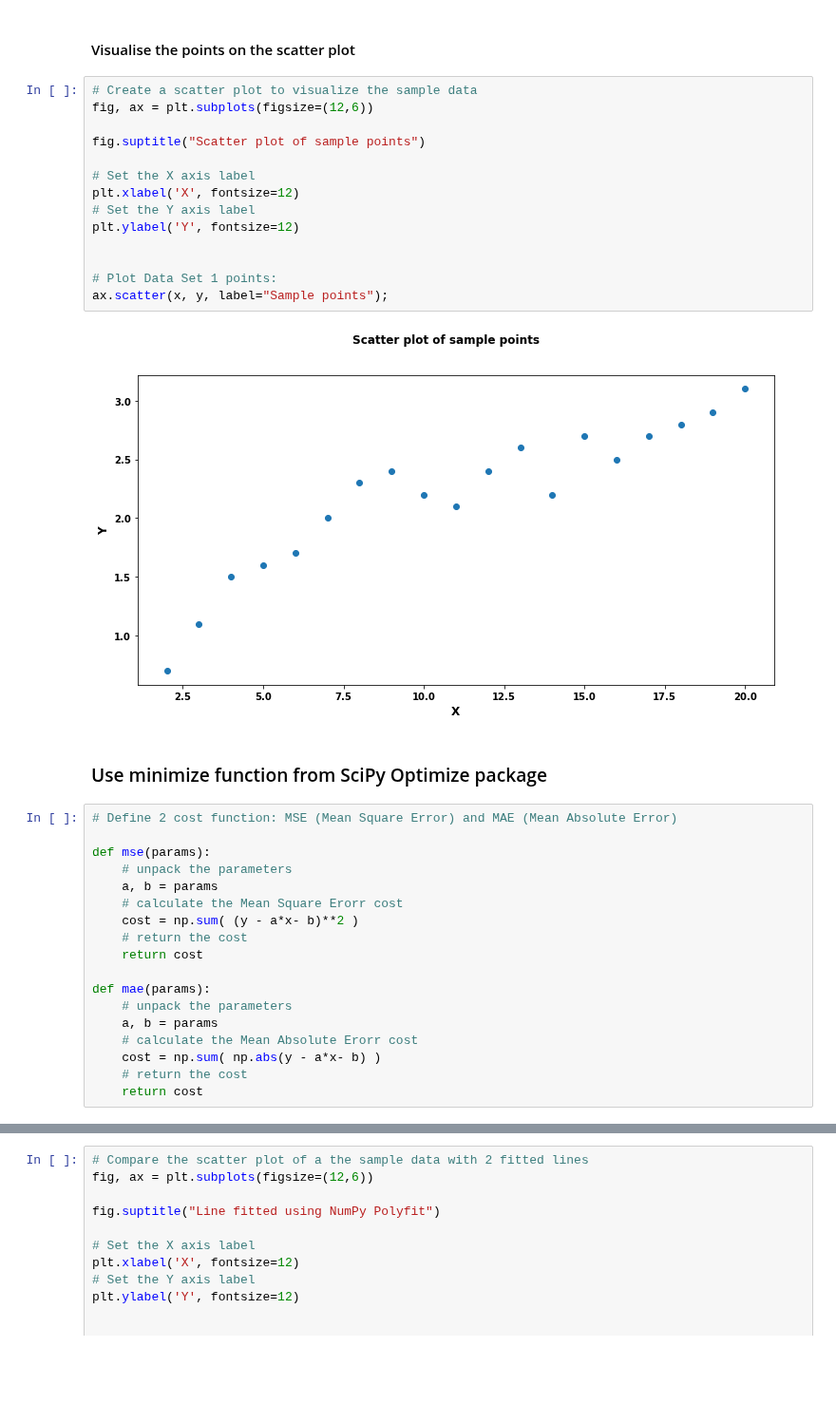
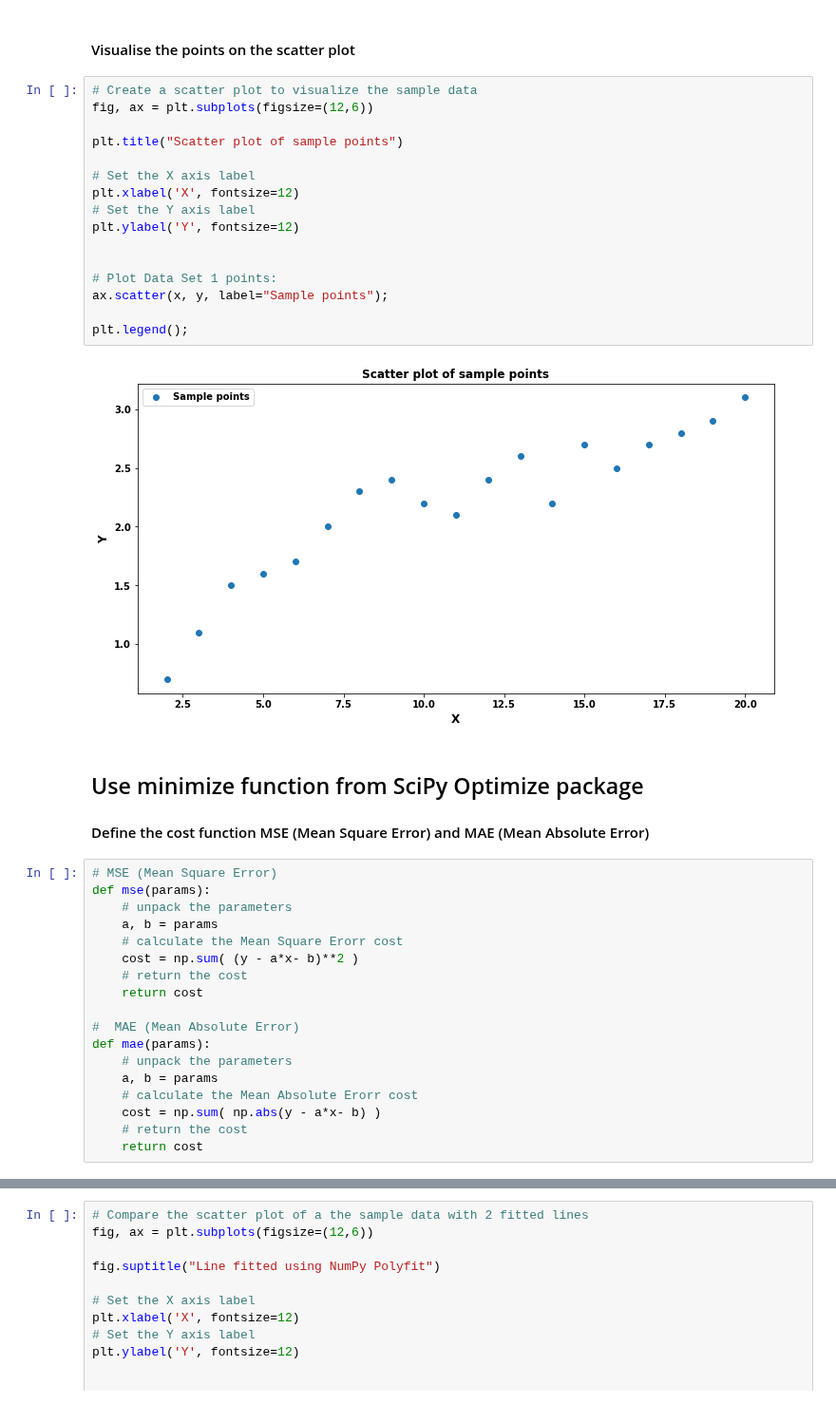
Before and after one commit to przemekbil/ML_and_stats, a Jupyter notebook: Assessments/Topic 2 - Models.ipynb, the cells around one changed output, grey strips where cells are left out. Shown at 95% size. Drawn from its saved outputs; the diff is of its cells as text; blank space fills up the shorter version.

Commit message:
Use of minimize function tidied

```diff
--- a/Assessments/Topic 2 - Models.ipynb
+++ b/Assessments/Topic 2 - Models.ipynb
@@ -109,24 +109,27 @@ y = np.array([0.7, 1.1, 1.5, 1.6, 1.7, 2.0, 2.3, 2.4, 2.2, 2.1, 2.4, 2.6, 2.2, 2
 # %%
 # Create a scatter plot to visualize the sample data
 fig, ax = plt.subplots(figsize=(12,6))
 
-fig.suptitle("Scatter plot of sample points")
+plt.title("Scatter plot of sample points")
 
 # Set the X axis label
 plt.xlabel('X', fontsize=12)
 # Set the Y axis label
 plt.ylabel('Y', fontsize=12)
 
 
 # Plot Data Set 1 points:
 ax.scatter(x, y, label="Sample points");
+
+plt.legend();
 # %% [output]
-[figure, old version]
+[figure, new version]
 # %% [markdown]
-### Use minimize function from SciPy Optimize package
+## Use minimize function from SciPy Optimize package
+
+#### Define the cost function MSE (Mean Square Error) and MAE (Mean Absolute Error)
 # %%
-# Define 2 cost function: MSE (Mean Square Error) and MAE (Mean Absolute Error)
-
+# MSE (Mean Square Error)
 def mse(params):
     # unpack the parameters
     a, b = params
@@ -135,6 +138,7 @@ def mse(params):
     # return the cost
     return cost
 
+#  MAE (Mean Absolute Error)
 def mae(params):
     # unpack the parameters
     a, b = params
```
Also changed, not shown: parts of 16 cells of this notebook, 1 other file.
